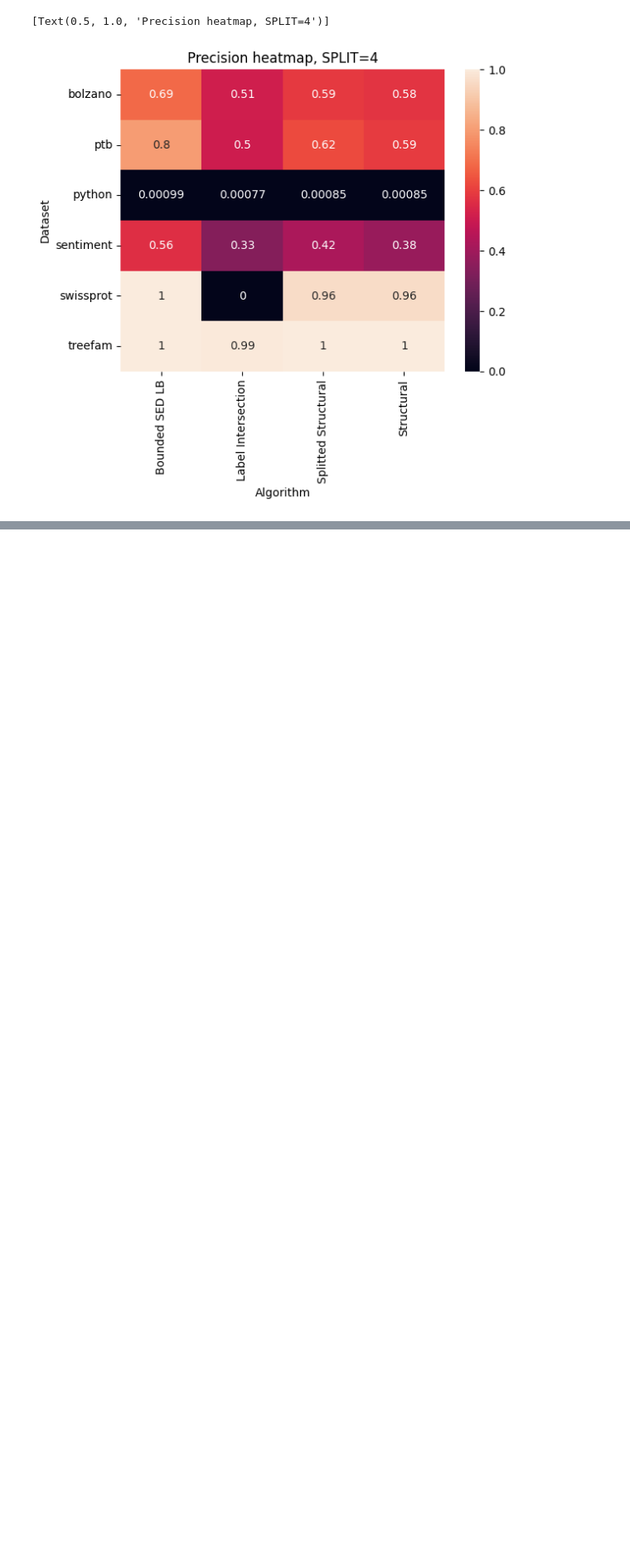
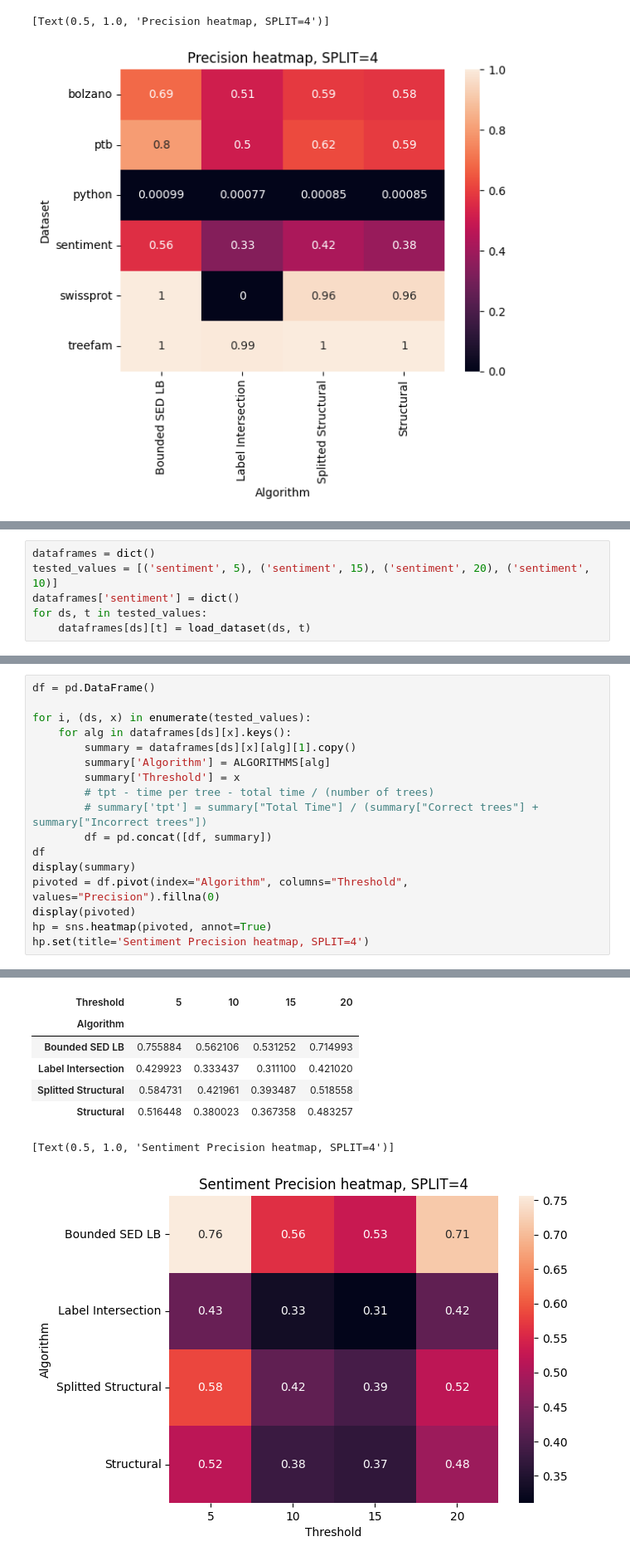
Before and after one commit to LukMRVC/tree-statistics, a Jupyter notebook: TED-viz.ipynb, the cells around one changed output, grey strips where cells are left out. Shown at 83% size. Cells and saved outputs as stored; diff of their text form; blank space fills up the shorter version.

```diff
--- a/TED-viz.ipynb
+++ b/TED-viz.ipynb
@@ -212,0 +254,6 @@ hp.set(title='Selectivity heatmap, SPLIT=4')
+# %%
+dataframes = dict()
+tested_values = [('sentiment', 5), ('sentiment', 15), ('sentiment', 20), ('sentiment', 10)]
+dataframes['sentiment'] = dict()
+for ds, t in tested_values:
+    dataframes[ds][t] = load_dataset(ds, t)
@@ -212,0 +277,18 @@ hp.set(title='Selectivity heatmap, SPLIT=4')
+# %%
+df = pd.DataFrame()
+
+for i, (ds, x) in enumerate(tested_values):
+    for alg in dataframes[ds][x].keys():
+        summary = dataframes[ds][x][alg][1].copy()
+        summary['Algorithm'] = ALGORITHMS[alg]
+        summary['Threshold'] = x
+        # tpt - time per tree - total time / (number of trees)
+        # summary['tpt'] = summary["Total Time"] / (summary["Correct trees"] + summary["Incorrect trees"])
+        df = pd.concat([df, summary])
+df
+display(summary)
+pivoted = df.pivot(index="Algorithm", columns="Threshold", values="Precision").fillna(0)
+display(pivoted)
+hp = sns.heatmap(pivoted, annot=True)
+hp.set(title='Sentiment Precision heatmap, SPLIT=4')
+# %% [output]
@@ -212,0 +297,8 @@ hp.set(title='Selectivity heatmap, SPLIT=4')
+| Threshold | 5 | 10 | 15 | 20 |
+| Algorithm |  |  |  |  |
+| Bounded SED LB | 0.755884 | 0.562106 | 0.531252 | 0.714993 |
+| Label Intersection | 0.429923 | 0.333437 | 0.311100 | 0.421020 |
+| Splitted Structural | 0.584731 | 0.421961 | 0.393487 | 0.518558 |
+| Structural | 0.516448 | 0.380023 | 0.367358 | 0.483257 |
+[Text(0.5, 1.0, 'Sentiment Precision heatmap, SPLIT=4')]
+[figure, added]
```
Also changed, not shown: parts of 6 cells of this notebook, 3 other files.
